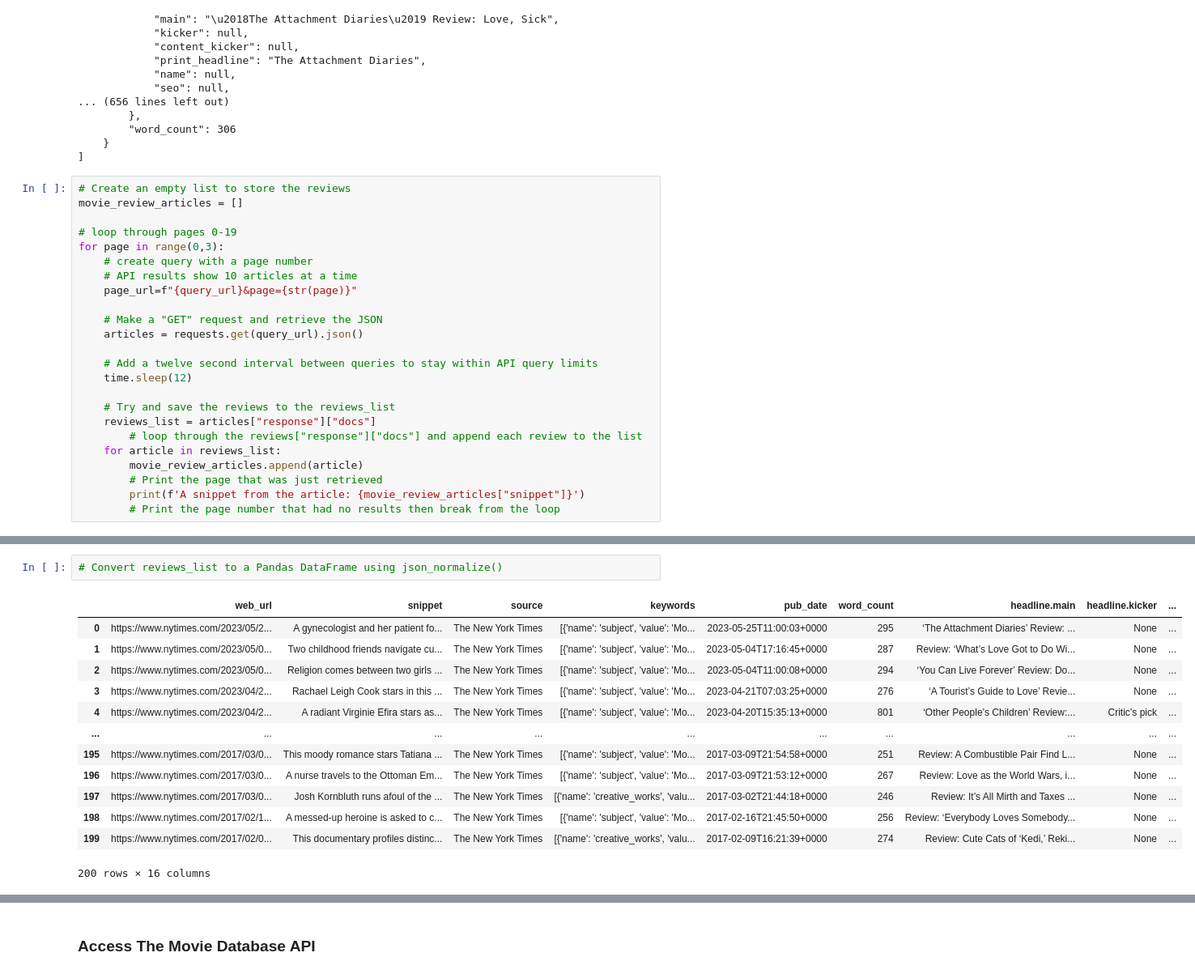
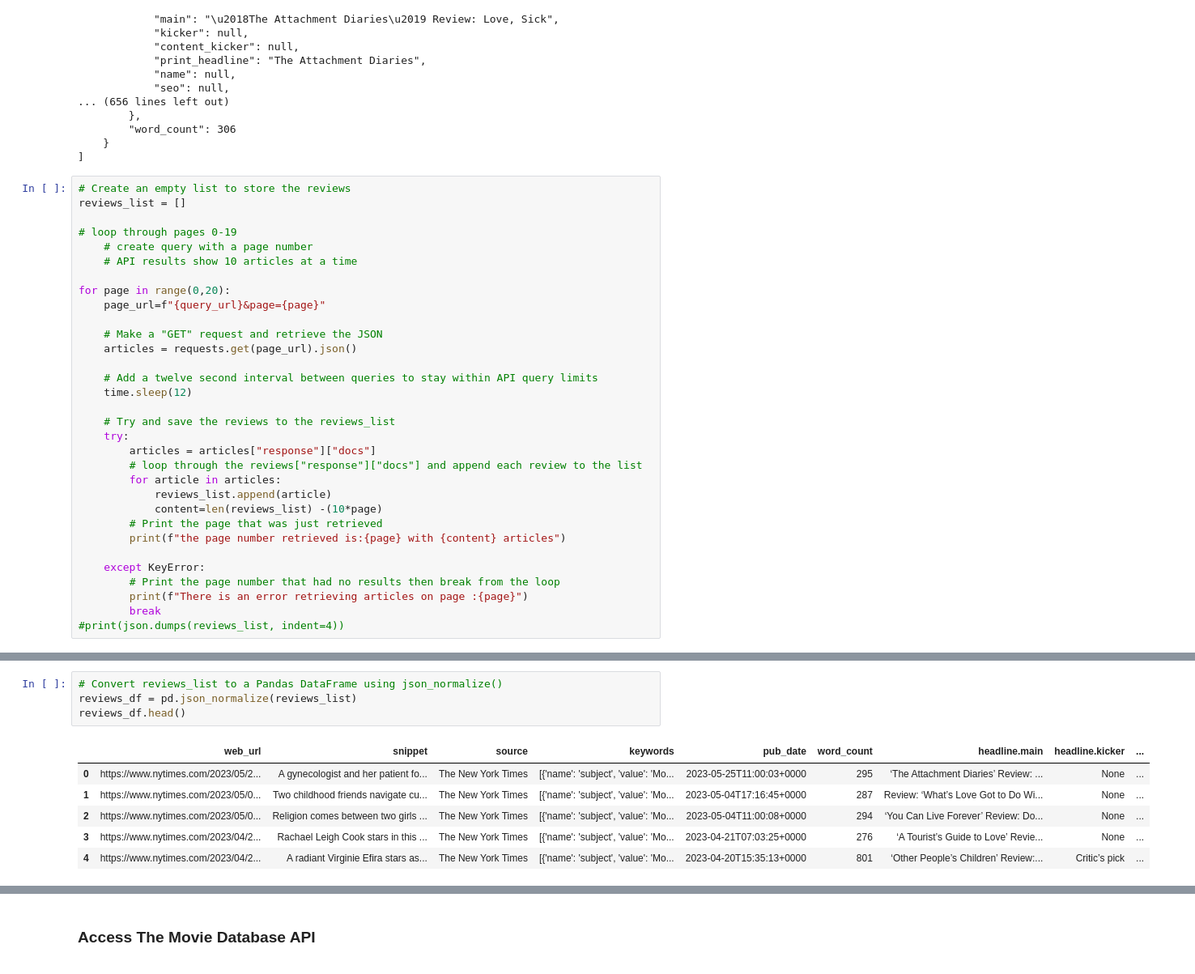
Before and after one commit to niarapur/data-sourcing-challenge, a Jupyter notebook: retrieve_movie_data.ipynb, the cells around one changed output, grey strips where cells are left out. Shown at 81% size. Cells and saved outputs as stored; diff of their text form.

Commit message:
Movie Review Dataframe and title

```diff
--- a/retrieve_movie_data.ipynb
+++ b/retrieve_movie_data.ipynb
@@ -64,26 +64,34 @@ print(json.dumps(articles_list, indent=4))
 ]
 # %%
 # Create an empty list to store the reviews
-movie_review_articles = []
+reviews_list = []
 
 # loop through pages 0-19
-for page in range(0,3):
     # create query with a page number
     # API results show 10 articles at a time
-    page_url=f"{query_url}&page={str(page)}"
+
+for page in range(0,20):
+    page_url=f"{query_url}&page={page}"
 
     # Make a "GET" request and retrieve the JSON
-    articles = requests.get(query_url).json()
+    articles = requests.get(page_url).json()
 
     # Add a twelve second interval between queries to stay within API query limits
     time.sleep(12)
 
     # Try and save the reviews to the reviews_list
-    reviews_list = articles["response"]["docs"]
+    try:
+        articles = articles["response"]["docs"]
         # loop through the reviews["response"]["docs"] and append each review to the list
-    for article in reviews_list:
-        movie_review_articles.append(article)
+        for article in articles:
+            reviews_list.append(article)
+            content=len(reviews_list) -(10*page)
         # Print the page that was just retrieved
-        print(f'A snippet from the article: {movie_review_articles["snippet"]}')
+        print(f"the page number retrieved is:{page} with {content} articles")
+
+    except KeyError:
         # Print the page number that had no results then break from the loop
+        print(f"There is an error retrieving articles on page :{page}")
+        break
+#print(json.dumps(reviews_list, indent=4))
 # %% [output]
@@ -94,19 +141,14 @@ KeyError: 'response'
 # %%
 # Convert reviews_list to a Pandas DataFrame using json_normalize()
+reviews_df = pd.json_normalize(reviews_list)
+reviews_df.head()
 # %% [output]
 |  | web_url | snippet | source | keywords | pub_date | word_count | headline.main | headline.kicker | ... |
 | 0 | https://www.nytimes.com/2023/05/2... | A gynecologist and her patient fo... | The New York Times | [{'name': 'subject', 'value': 'Mo... | 2023-05-25T11:00:03+0000 | 295 | ‘The Attachment Diaries’ Review: ... | None | ... |
 | 1 | https://www.nytimes.com/2023/05/0... | Two childhood friends navigate cu... | The New York Times | [{'name': 'subject', 'value': 'Mo... | 2023-05-04T17:16:45+0000 | 287 | Review: ‘What’s Love Got to Do Wi... | None | ... |
 | 2 | https://www.nytimes.com/2023/05/0... | Religion comes between two girls ... | The New York Times | [{'name': 'subject', 'value': 'Mo... | 2023-05-04T11:00:08+0000 | 294 | ‘You Can Live Forever’ Review: Do... | None | ... |
 | 3 | https://www.nytimes.com/2023/04/2... | Rachael Leigh Cook stars in this ... | The New York Times | [{'name': 'subject', 'value': 'Mo... | 2023-04-21T07:03:25+0000 | 276 | ‘A Tourist’s Guide to Love’ Revie... | None | ... |
 | 4 | https://www.nytimes.com/2023/04/2... | A radiant Virginie Efira stars as... | The New York Times | [{'name': 'subject', 'value': 'Mo... | 2023-04-20T15:35:13+0000 | 801 | ‘Other People’s Children’ Review:... | Critic’s pick | ... |
-| ... | ... | ... | ... | ... | ... | ... | ... | ... | ... |
-| 195 | https://www.nytimes.com/2017/03/0... | This moody romance stars Tatiana ... | The New York Times | [{'name': 'subject', 'value': 'Mo... | 2017-03-09T21:54:58+0000 | 251 | Review: A Combustible Pair Find L... | None | ... |
-| 196 | https://www.nytimes.com/2017/03/0... | A nurse travels to the Ottoman Em... | The New York Times | [{'name': 'subject', 'value': 'Mo... | 2017-03-09T21:53:12+0000 | 267 | Review: Love as the World Wars, i... | None | ... |
-| 197 | https://www.nytimes.com/2017/03/0... | Josh Kornbluth runs afoul of the ... | The New York Times | [{'name': 'creative_works', 'valu... | 2017-03-02T21:44:18+0000 | 246 | Review: It’s All Mirth and Taxes ... | None | ... |
-| 198 | https://www.nytimes.com/2017/02/1... | A messed-up heroine is asked to c... | The New York Times | [{'name': 'subject', 'value': 'Mo... | 2017-02-16T21:45:50+0000 | 256 | Review: ‘Everybody Loves Somebody... | None | ... |
-| 199 | https://www.nytimes.com/2017/02/0... | This documentary profiles distinc... | The New York Times | [{'name': 'creative_works', 'valu... | 2017-02-09T16:21:39+0000 | 274 | Review: Cute Cats of ‘Kedi,’ Reki... | None | ... |
-200 rows × 16 columns
 # %%
 # Extract the title from the "headline.main" column and
 # save it to a new column "title"
```
Also changed, not shown: parts of 11 cells of this notebook.
